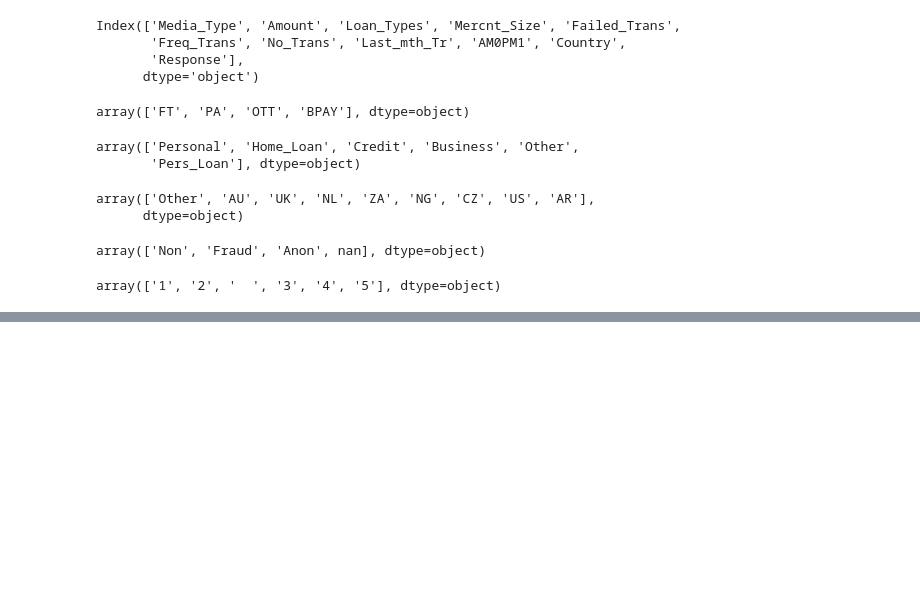
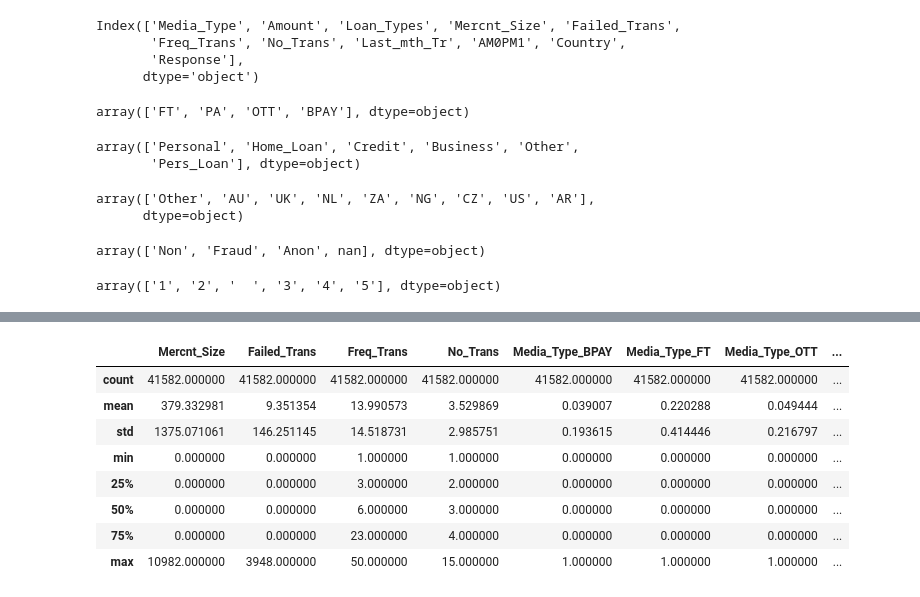
Before and after one commit to madhavchunky1/CLASSIFIER, a Jupyter notebook: College_Project.ipynb, the cells around one changed output, grey strips where cells are left out. Drawn from its saved outputs; the diff is of its cells as text; code cells hidden in the pictures; blank space fills up the shorter version.

```diff
--- a/College_Project.ipynb
+++ b/College_Project.ipynb
@@ -78,0 +151,19 @@ KeyError: 'Last_mth_Tr'
+# %%
+#(data[data['Response']=='Non'] ).head(5)
+NonFraud_data=(data[data['Response']=='Non'] )
+NonFraud_data[['Mercnt_Size','Failed_Trans','Freq_Trans','No_Trans','Media_Type_BPAY', 'Media_Type_FT',
+       'Media_Type_OTT', 'Media_Type_PA', 'Loan_Types_Business',
+       'Loan_Types_Credit', 'Loan_Types_Home_Loan', 'Loan_Types_Other',
+       'Loan_Types_Pers_Loan', 'Loan_Types_Personal', 'Last_mth_Tr_  ',
+       'Last_mth_Tr_1', 'Last_mth_Tr_2', 'Last_mth_Tr_3', 'Last_mth_Tr_4',
+       'Last_mth_Tr_5']].describe()
+# %% [output]
+|  | Mercnt_Size | Failed_Trans | Freq_Trans | No_Trans | Media_Type_BPAY | Media_Type_FT | Media_Type_OTT | ... |
+| count | 41582.000000 | 41582.000000 | 41582.000000 | 41582.000000 | 41582.000000 | 41582.000000 | 41582.000000 | ... |
+| mean | 379.332981 | 9.351354 | 13.990573 | 3.529869 | 0.039007 | 0.220288 | 0.049444 | ... |
+| std | 1375.071061 | 146.251145 | 14.518731 | 2.985751 | 0.193615 | 0.414446 | 0.216797 | ... |
+| min | 0.000000 | 0.000000 | 1.000000 | 1.000000 | 0.000000 | 0.000000 | 0.000000 | ... |
+| 25% | 0.000000 | 0.000000 | 3.000000 | 2.000000 | 0.000000 | 0.000000 | 0.000000 | ... |
+| 50% | 0.000000 | 0.000000 | 6.000000 | 3.000000 | 0.000000 | 0.000000 | 0.000000 | ... |
+| 75% | 0.000000 | 0.000000 | 23.000000 | 4.000000 | 0.000000 | 0.000000 | 0.000000 | ... |
+| max | 10982.000000 | 3948.000000 | 50.000000 | 15.000000 | 1.000000 | 1.000000 | 1.000000 | ... |
```
Also changed, not shown: parts of 7 cells of this notebook.
